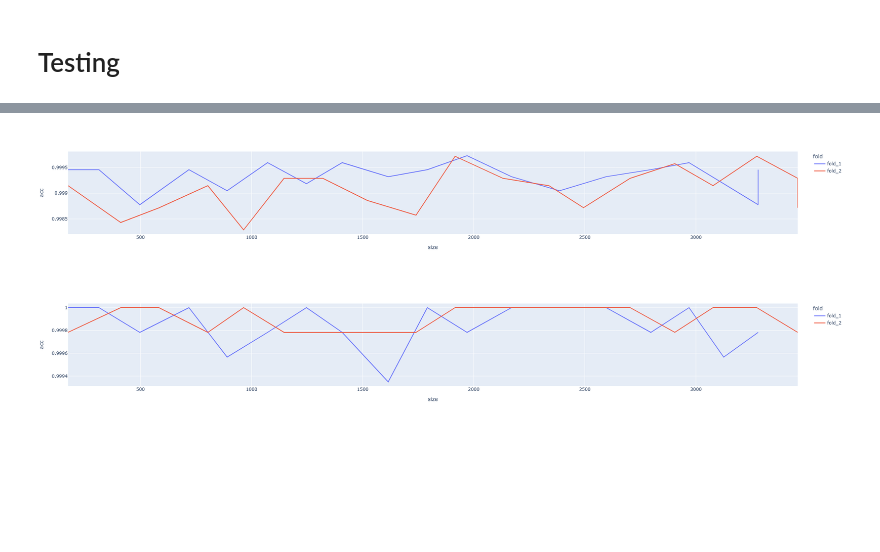
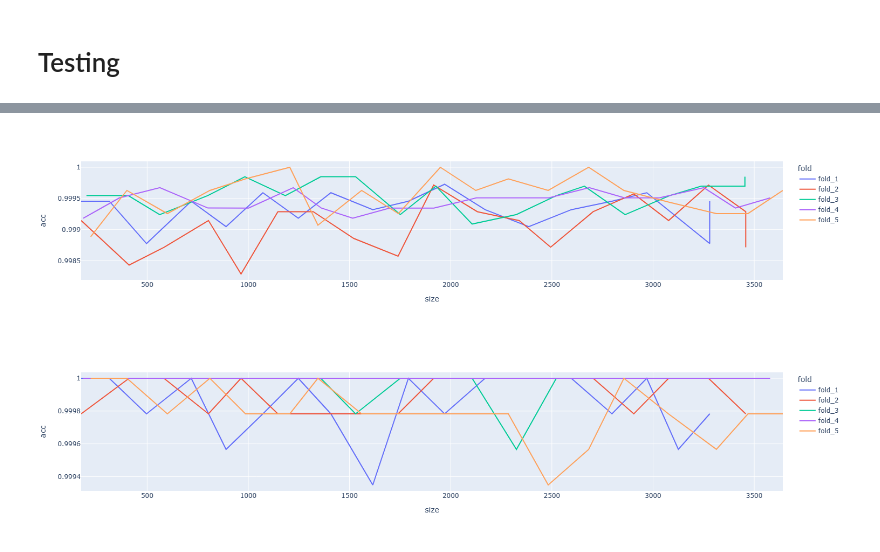
Before and after one commit to ChristopherMarais/Beetle_classifier, a Jupyter notebook: Data/clean/Size_data_cleaning.ipynb, the cells around one changed output, grey strips where cells are left out. Drawn from its saved outputs; the diff is of its cells as text; code cells hidden in the pictures; blank space fills up the shorter version.

```diff
--- a/Data/clean/Size_data_cleaning.ipynb
+++ b/Data/clean/Size_data_cleaning.ipynb
@@ -90,7 +90,7 @@ data_size_df
 # Validation
 # %%
 valid_dir = r"E:\GIT_REPOS\Beetle_classifier\Data\raw\Size\csv\valid\\"
-folds = 2 # 5
+folds = 5
 size_num = 19
 
 # get all different sized results from data
@@ -135,7 +135,7 @@ with open('valid_dict_size.pkl', 'wb') as f:
 # Testing
 # %%
 test_dir = r"E:\GIT_REPOS\Beetle_classifier\Data\raw\Size\csv\test\\"
-folds = 2 #5
+folds = 5
 size_num = 19
 
 # get all different sized results from data
@@ -183,7 +183,7 @@ acc_df = pd.DataFrame()
 acc_lst = []
 size_lst = []
 fold_lst = []
-folds = 2 #5
+folds = 5
 for fold in range(1,folds+1):
     # acc_lst = []
     # size_lst = []
@@ -205,4 +206,4 @@ fig.show()
-[figure, old version]
+[figure, new version]
 # %%
 # create results dataframe
 results_dict = test_dict
@@ -210,7 +211,7 @@ acc_df = pd.DataFrame()
 acc_lst = []
 size_lst = []
 fold_lst = []
-folds = 2 #5
+folds = 5
 for fold in range(1,folds+1):
     # acc_lst = []
     # size_lst = []
@@ -229,4 +230,4 @@ acc_df['fold'] = fold_lst
 fig = px.line(acc_df, x="size", y="acc", color='fold')
 fig.show()
 # %% [output]
-[figure, old version]
+[figure, new version]
```
Also changed, not shown: parts of 1 cell of this notebook, 2 other files.
